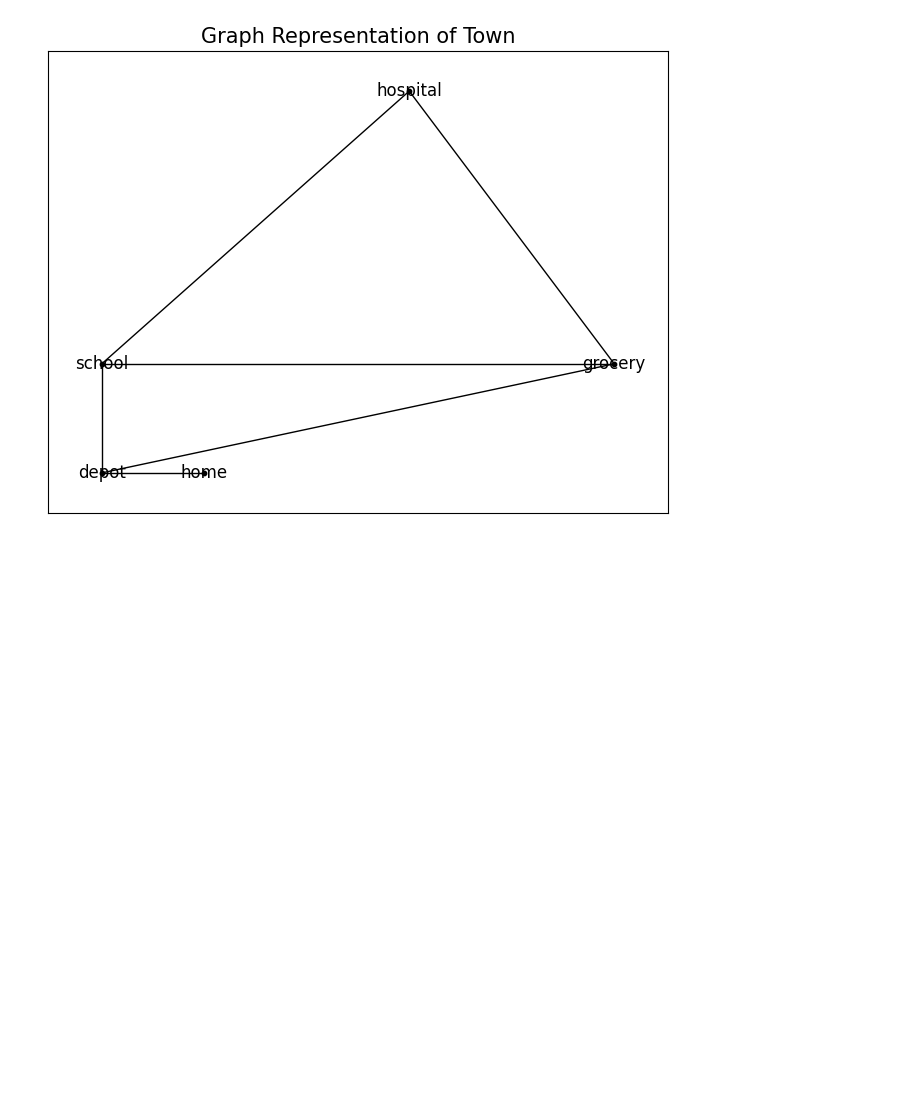
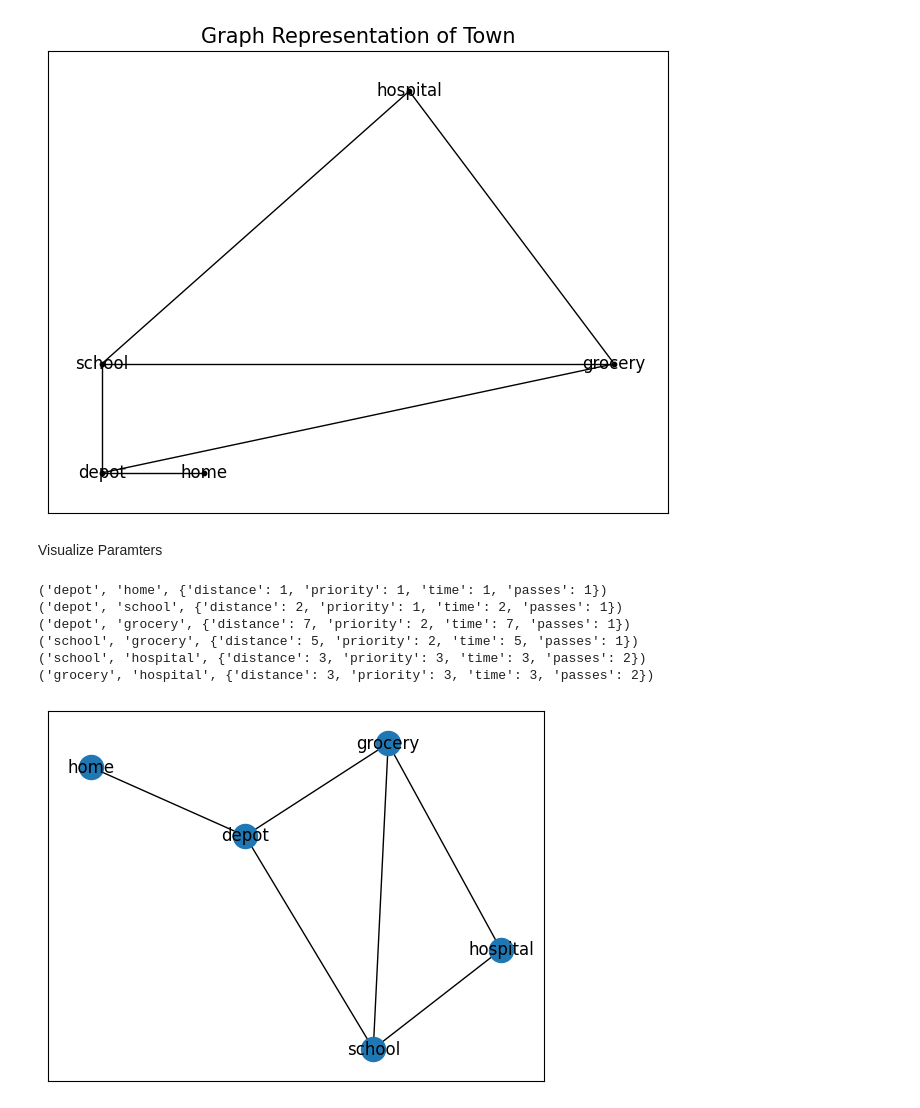
Before and after one commit to Ian1528/Snowplow-Route-Optimization, a Jupyter notebook: ToyProblem1/ToyProblem1.ipynb, the cells around one changed output. Cells and saved outputs as stored; diff of their text form; code cells hidden in the pictures; blank space fills up the shorter version.

```diff
--- a/ToyProblem1/ToyProblem1.ipynb
+++ b/ToyProblem1/ToyProblem1.ipynb
@@ -56,3 +70,24 @@ plt.title('Graph Representation of Town', size=15)
 plt.show()
 # %% [output]
 [figure]
+# %% [markdown]
+Visualize Paramters
+# %%
+for edge in G.edges(data=True):
+    print(edge)
+# %% [output]
+('depot', 'home', {'distance': 1, 'priority': 1, 'time': 1, 'passes': 1})
+('depot', 'school', {'distance': 2, 'priority': 1, 'time': 2, 'passes': 1})
+('depot', 'grocery', {'distance': 7, 'priority': 2, 'time': 7, 'passes': 1})
+('school', 'grocery', {'distance': 5, 'priority': 2, 'time': 5, 'passes': 1})
+('school', 'hospital', {'distance': 3, 'priority': 3, 'time': 3, 'passes': 2})
+('grocery', 'hospital', {'distance': 3, 'priority': 3, 'time': 3, 'passes': 2})
+# %%
+# Set the seed for the spring layout
+spring_pos = nx.spring_layout(G, seed=1)
+
+# Draw the graph using the spring layout
+nx.draw_networkx(G, pos=spring_pos, with_labels=True)
+plt.show()
+# %% [output]
+[figure, added]
```
Also changed, not shown: parts of 20 cells of this notebook, 8 other files.
